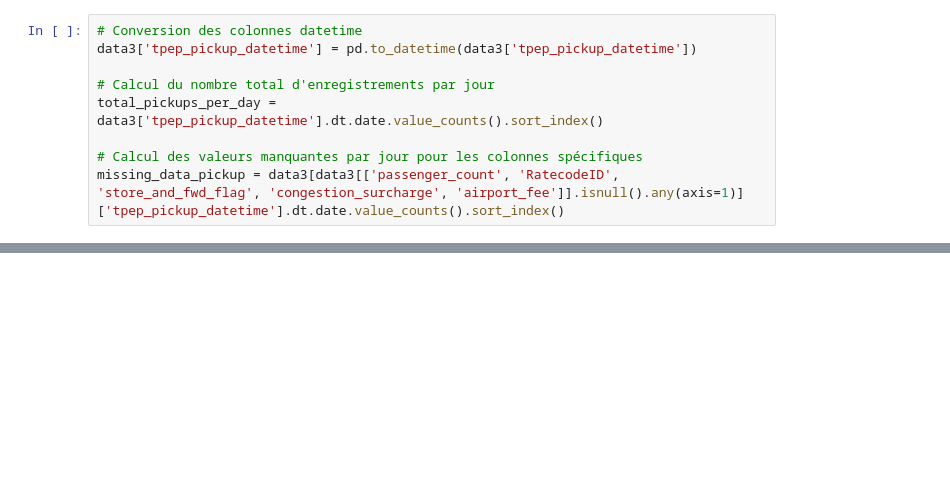
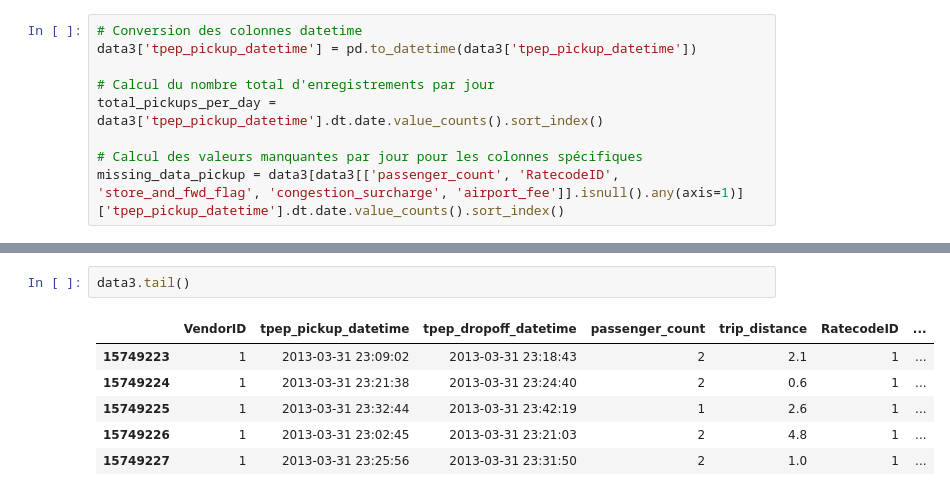
Before and after one commit to TanyaKemmPere/BDA_ProjGrB, a Jupyter notebook: Exploration_data.ipynb, the cells around one changed output, grey strips where cells are left out. Cells and saved outputs as stored; diff of their text form; blank space fills up the shorter version.

```diff
--- a/Exploration_data.ipynb
+++ b/Exploration_data.ipynb
@@ -338,0 +349,9 @@ Résumé des valeurs manquantes par jour pour les pickups :
+# %%
+data3.tail()
+# %% [output]
+|  | VendorID | tpep_pickup_datetime | tpep_dropoff_datetime | passenger_count | trip_distance | RatecodeID | ... |
+| 15749223 | 1 | 2013-03-31 23:09:02 | 2013-03-31 23:18:43 | 2 | 2.1 | 1 | ... |
+| 15749224 | 1 | 2013-03-31 23:21:38 | 2013-03-31 23:24:40 | 2 | 0.6 | 1 | ... |
+| 15749225 | 1 | 2013-03-31 23:32:44 | 2013-03-31 23:42:19 | 1 | 2.6 | 1 | ... |
+| 15749226 | 1 | 2013-03-31 23:02:45 | 2013-03-31 23:21:03 | 2 | 4.8 | 1 | ... |
+| 15749227 | 1 | 2013-03-31 23:25:56 | 2013-03-31 23:31:50 | 2 | 1.0 | 1 | ... |
```
Also changed, not shown: parts of 4 cells of this notebook.
